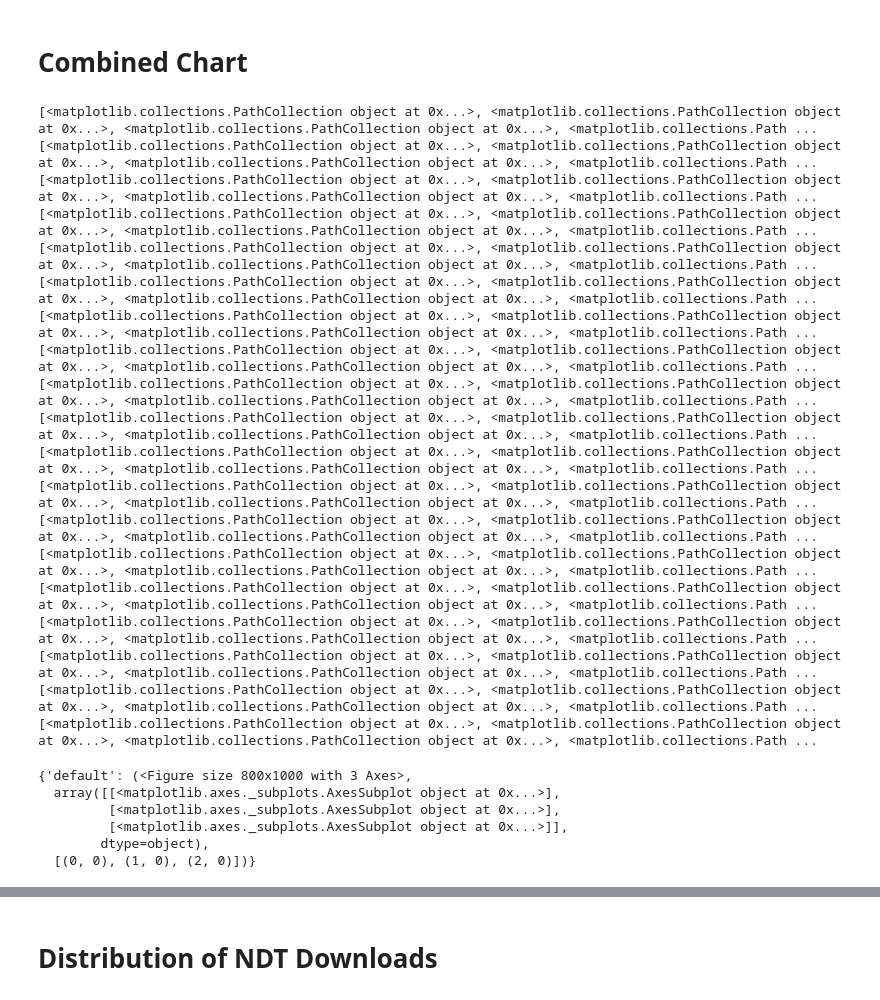
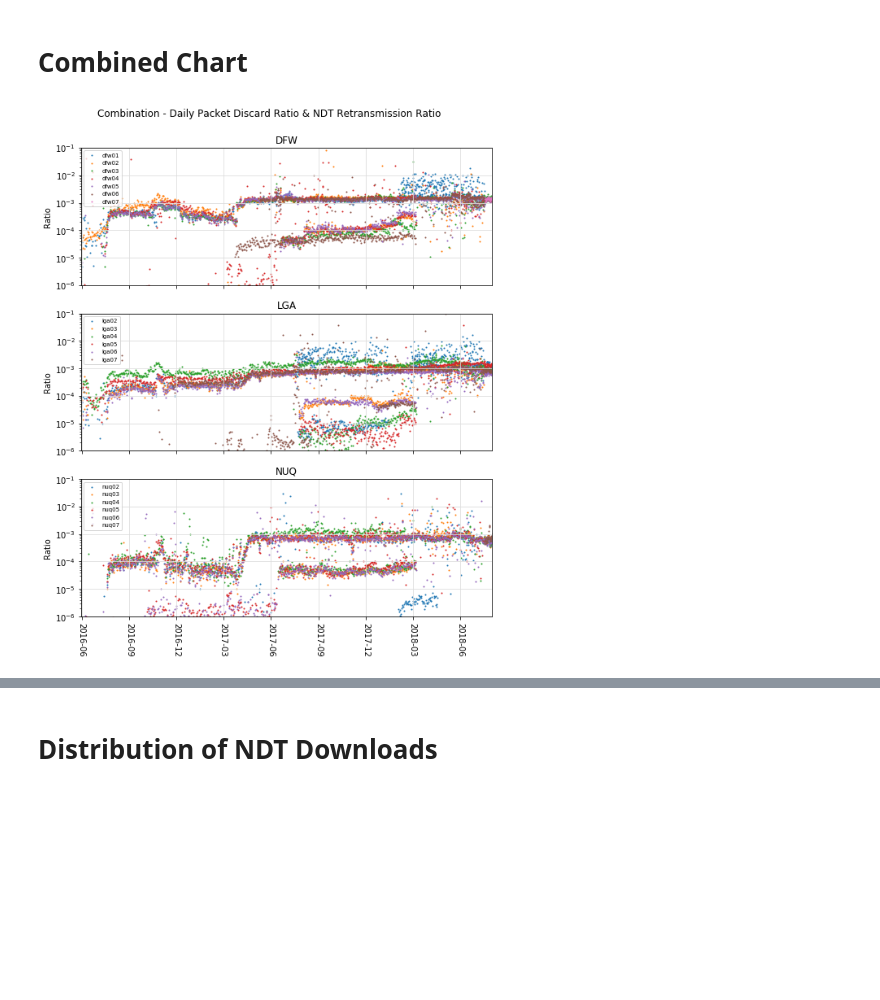
Before and after one commit to stephen-soltesz/ipython-testing, a Jupyter notebook: 2018-08 - discard analysis simple.ipynb, the cells around one changed output, grey strips where cells are left out. Drawn from its saved outputs; the diff is of its cells as text; code cells hidden in the pictures; blank space fills up the shorter version.

```diff
--- a/2018-08 - discard analysis simple.ipynb
+++ b/2018-08 - discard analysis simple.ipynb
@@ -494,8 +499,12 @@ WITH measurementlab_ndt_dedup AS (
   WHERE
         REGEXP_CONTAINS(connection_spec.server_hostname, r"(lga|dfw|nuq)\d\d")
     AND web100_log_entry.snap.HCThruOctetsAcked >= 1000000
-    AND (web100_log_entry.snap.SndLimTimeRwin + web100_log_entry.snap.SndLimTimeCwnd + web100_log_entry.snap.SndLimTimeSnd) >= 9000000
-    AND (web100_log_entry.snap.SndLimTimeRwin + web100_log_entry.snap.SndLimTimeCwnd + web100_log_entry.snap.SndLimTimeSnd) < 600000000
+    AND (web100_log_entry.snap.SndLimTimeRwin +
+         web100_log_entry.snap.SndLimTimeCwnd +
+         web100_log_entry.snap.SndLimTimeSnd) >= 9000000
+    AND (web100_log_entry.snap.SndLimTimeRwin +
+         web100_log_entry.snap.SndLimTimeCwnd +
+         web100_log_entry.snap.SndLimTimeSnd) < 600000000
     AND connection_spec.data_direction = 1
     AND web100_log_entry.connection_spec.remote_ip != "45.56.98.222"
     AND web100_log_entry.connection_spec.remote_ip != "2600:3c03::f03c:91ff:fe33:819"
@@ -569,51 +572,27 @@ plot_scatter(
 # %%
 f = plot_scatter(
     df_disco_ratio, 'ts', 'ratio',
     axes_by='metro', group_by='site',
     axes=(3, 1), figsize=(8, 10),
     suptitle='Combination - Daily Packet Discard Ratio & NDT Retransmission Ratio',
     ylabel="Ratio",
     title='{axis}',
     xlim=(pd.to_datetime("2016-05-31"), pd.to_datetime("2018-08-01")),
     ylim=(1e-6, 1e-1),
     fx=lambda l: [pd.to_datetime(t, unit='s') for t in l],
     legend={'loc':2},
     ylog=True)
 
-plot_scatter(
+_ = plot_scatter(
     df_ndt_retrans, 'day', 'median_ratio',
     axes_by='metro', group_by='site',
     axes=(3, 1), figsize=(8, 10),
     ylabel="Ratio",
     title='{axis}',
     xlim=(pd.to_datetime("2016-05-31"), pd.to_datetime("2018-08-01")),
     ylim=(1e-6, 1e-1),
     fx=lambda l: [pd.to_datetime(t) for t in l],
     legend={'loc':2},
-    ylog=True, figmap=f, colors=True)
+    ylog=True, figmap=f)
 # %% [output]
-[<matplotlib.collections.PathCollection object at 0x...>, <matplotlib.collections.PathCollection object at 0x...>, <matplotlib.collections.PathCollection object at 0x...>, <matplotlib.collections.Path ...
-[<matplotlib.collections.PathCollection object at 0x...>, <matplotlib.collections.PathCollection object at 0x...>, <matplotlib.collections.PathCollection object at 0x...>, <matplotlib.collections.Path ...
-[<matplotlib.collections.PathCollection object at 0x...>, <matplotlib.collections.PathCollection object at 0x...>, <matplotlib.collections.PathCollection object at 0x...>, <matplotlib.collections.Path ...
-[<matplotlib.collections.PathCollection object at 0x...>, <matplotlib.collections.PathCollection object at 0x...>, <matplotlib.collections.PathCollection object at 0x...>, <matplotlib.collections.Path ...
-[<matplotlib.collections.PathCollection object at 0x...>, <matplotlib.collections.PathCollection object at 0x...>, <matplotlib.collections.PathCollection object at 0x...>, <matplotlib.collections.Path ...
-[<matplotlib.collections.PathCollection object at 0x...>, <matplotlib.collections.PathCollection object at 0x...>, <matplotlib.collections.PathCollection object at 0x...>, <matplotlib.collections.Path ...
-[<matplotlib.collections.PathCollection object at 0x...>, <matplotlib.collections.PathCollection object at 0x...>, <matplotlib.collections.PathCollection object at 0x...>, <matplotlib.collections.Path ...
-[<matplotlib.collections.PathCollection object at 0x...>, <matplotlib.collections.PathCollection object at 0x...>, <matplotlib.collections.PathCollection object at 0x...>, <matplotlib.collections.Path ...
-[<matplotlib.collections.PathCollection object at 0x...>, <matplotlib.collections.PathCollection object at 0x...>, <matplotlib.collections.PathCollection object at 0x...>, <matplotlib.collections.Path ...
-[<matplotlib.collections.PathCollection object at 0x...>, <matplotlib.collections.PathCollection object at 0x...>, <matplotlib.collections.PathCollection object at 0x...>, <matplotlib.collections.Path ...
-[<matplotlib.collections.PathCollection object at 0x...>, <matplotlib.collections.PathCollection object at 0x...>, <matplotlib.collections.PathCollection object at 0x...>, <matplotlib.collections.Path ...
-[<matplotlib.collections.PathCollection object at 0x...>, <matplotlib.collections.PathCollection object at 0x...>, <matplotlib.collections.PathCollection object at 0x...>, <matplotlib.collections.Path ...
-[<matplotlib.collections.PathCollection object at 0x...>, <matplotlib.collections.PathCollection object at 0x...>, <matplotlib.collections.PathCollection object at 0x...>, <matplotlib.collections.Path ...
-[<matplotlib.collections.PathCollection object at 0x...>, <matplotlib.collections.PathCollection object at 0x...>, <matplotlib.collections.PathCollection object at 0x...>, <matplotlib.collections.Path ...
-[<matplotlib.collections.PathCollection object at 0x...>, <matplotlib.collections.PathCollection object at 0x...>, <matplotlib.collections.PathCollection object at 0x...>, <matplotlib.collections.Path ...
-[<matplotlib.collections.PathCollection object at 0x...>, <matplotlib.collections.PathCollection object at 0x...>, <matplotlib.collections.PathCollection object at 0x...>, <matplotlib.collections.Path ...
-[<matplotlib.collections.PathCollection object at 0x...>, <matplotlib.collections.PathCollection object at 0x...>, <matplotlib.collections.PathCollection object at 0x...>, <matplotlib.collections.Path ...
-[<matplotlib.collections.PathCollection object at 0x...>, <matplotlib.collections.PathCollection object at 0x...>, <matplotlib.collections.PathCollection object at 0x...>, <matplotlib.collections.Path ...
-[<matplotlib.collections.PathCollection object at 0x...>, <matplotlib.collections.PathCollection object at 0x...>, <matplotlib.collections.PathCollection object at 0x...>, <matplotlib.collections.Path ...
-{'default': (<Figure size 800x1000 with 3 Axes>,
-  array([[<matplotlib.axes._subplots.AxesSubplot object at 0x...>],
-         [<matplotlib.axes._subplots.AxesSubplot object at 0x...>],
-         [<matplotlib.axes._subplots.AxesSubplot object at 0x...>]],
-        dtype=object),
-  [(0, 0), (1, 0), (2, 0)])}
+[figure, added]
```
Also changed, not shown: parts of 13 cells of this notebook.
